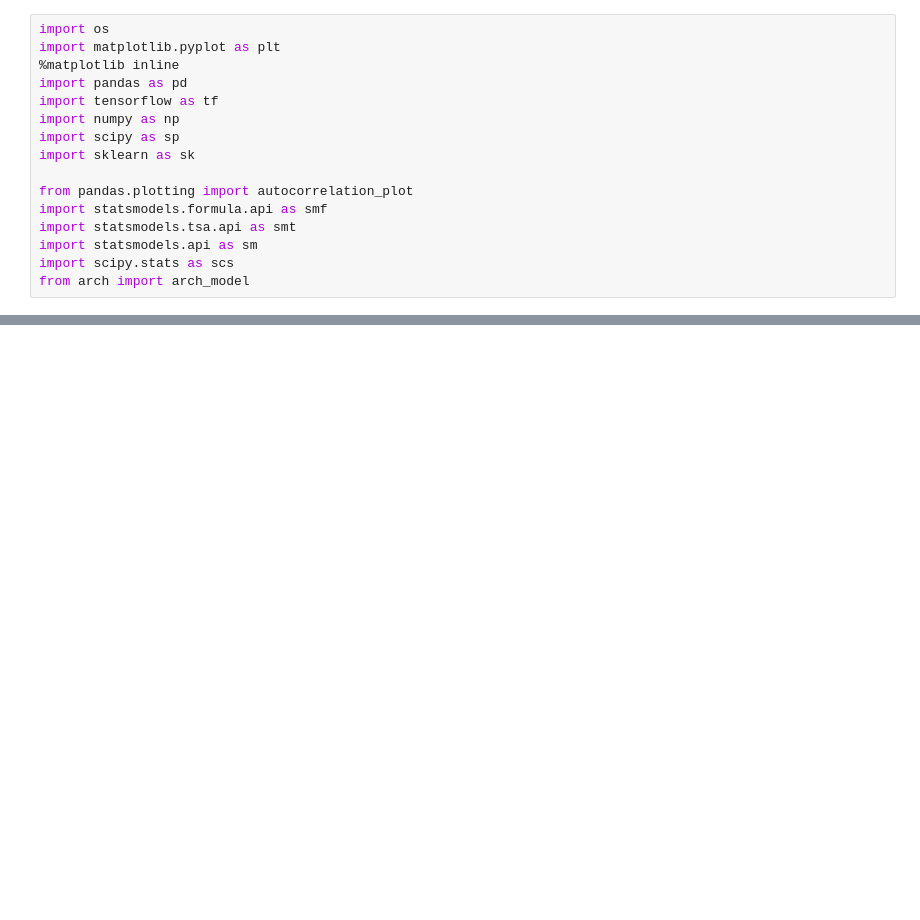
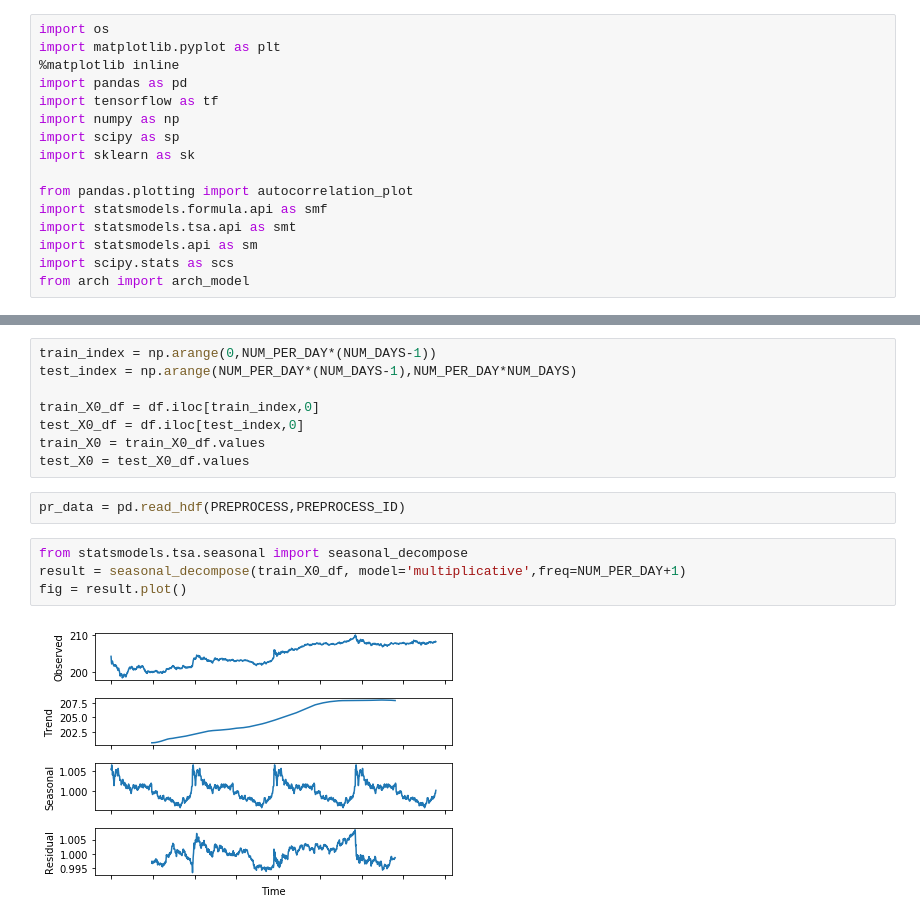
Before and after one commit to SiyangJ/DeepStock, a Jupyter notebook: FinalProject/DataStats.ipynb, the cells around one changed output, grey strips where cells are left out. Cells and saved outputs as stored; diff of their text form; blank space fills up the shorter version.

```diff
--- a/FinalProject/DataStats.ipynb
+++ b/FinalProject/DataStats.ipynb
@@ -39,0 +73,16 @@ NUM_PER_STOCK = 5
+# %%
+train_index = np.arange(0,NUM_PER_DAY*(NUM_DAYS-1))
+test_index = np.arange(NUM_PER_DAY*(NUM_DAYS-1),NUM_PER_DAY*NUM_DAYS)
+
+train_X0_df = df.iloc[train_index,0]
+test_X0_df = df.iloc[test_index,0]
+train_X0 = train_X0_df.values
+test_X0 = test_X0_df.values
+# %%
+pr_data = pd.read_hdf(PREPROCESS,PREPROCESS_ID)
+# %%
+from statsmodels.tsa.seasonal import seasonal_decompose
+result = seasonal_decompose(train_X0_df, model='multiplicative',freq=NUM_PER_DAY+1)
+fig = result.plot()
+# %% [output]
+[figure, added]
```
Also changed, not shown: parts of 9 cells of this notebook, 1 other file.
